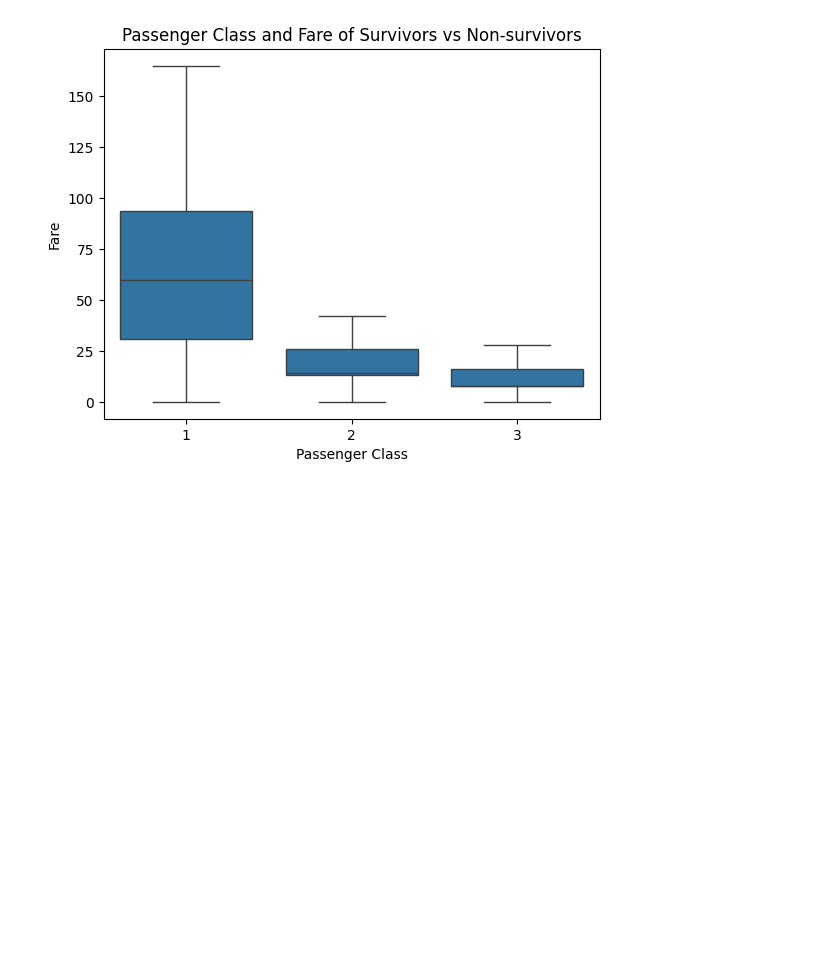
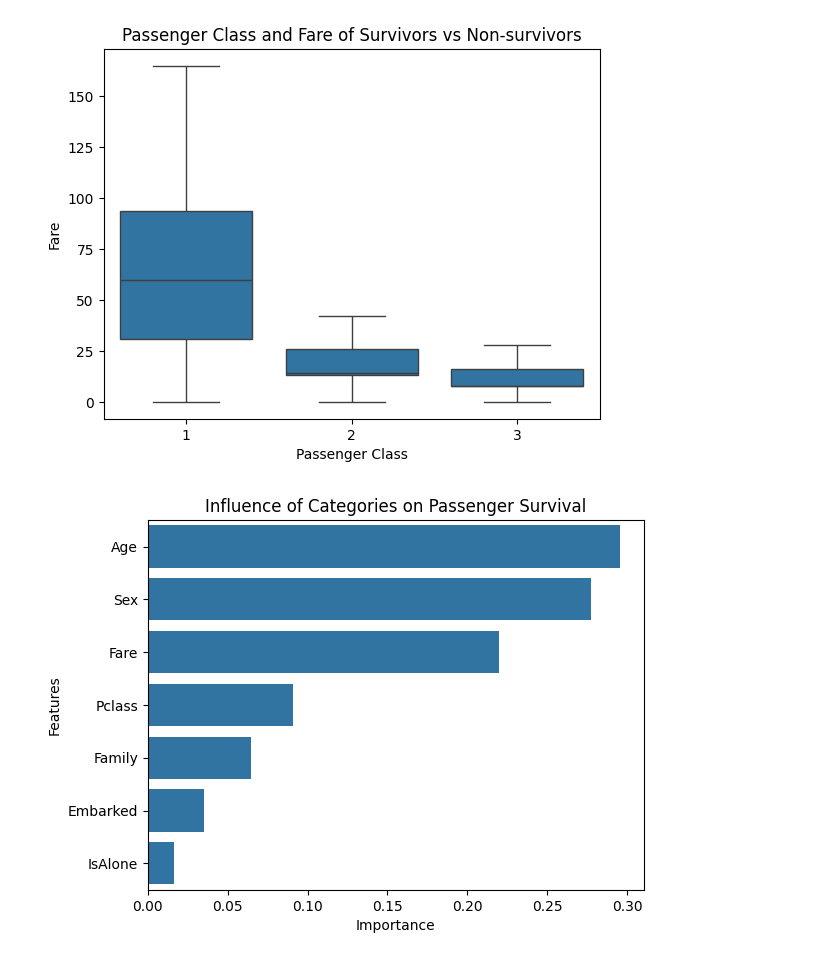
Before and after one commit to MaharLeika18/Data-Mining---Python, a Jupyter notebook: titanic.ipynb, the cells around one changed output. Drawn from its saved outputs; the diff is of its cells as text; code cells hidden in the pictures; blank space fills up the shorter version.

```diff
--- a/titanic.ipynb
+++ b/titanic.ipynb
@@ -232,3 +190,26 @@ plt.ylabel("Fare")
 plt.show()
 # %% [output]
 [figure]
+# %%
+# Influence of certain categories on survival
+x = data[["Sex", "Age", "Pclass", "Family", "IsAlone", "Embarked", "Fare"]]
+y = data["Survived"]
+
+tree = RandomForestClassifier(random_state=42)
+tree.fit(x, y)
+
+importances = tree.feature_importances_
+feat_importances = pd.DataFrame({
+    "Feature": x.columns,
+    "Importance": importances
+}).sort_values(by="Importance", ascending=False)
+
+sns.barplot(data=feat_importances, x="Importance", y="Feature")
+
+plt.title("Influence of Categories on Passenger Survival")
+plt.xlabel("Importance")
+plt.ylabel("Features")
+
+plt.show()
+# %% [output]
+[figure, added]
```
Also changed, not shown: parts of 4 cells of this notebook.
